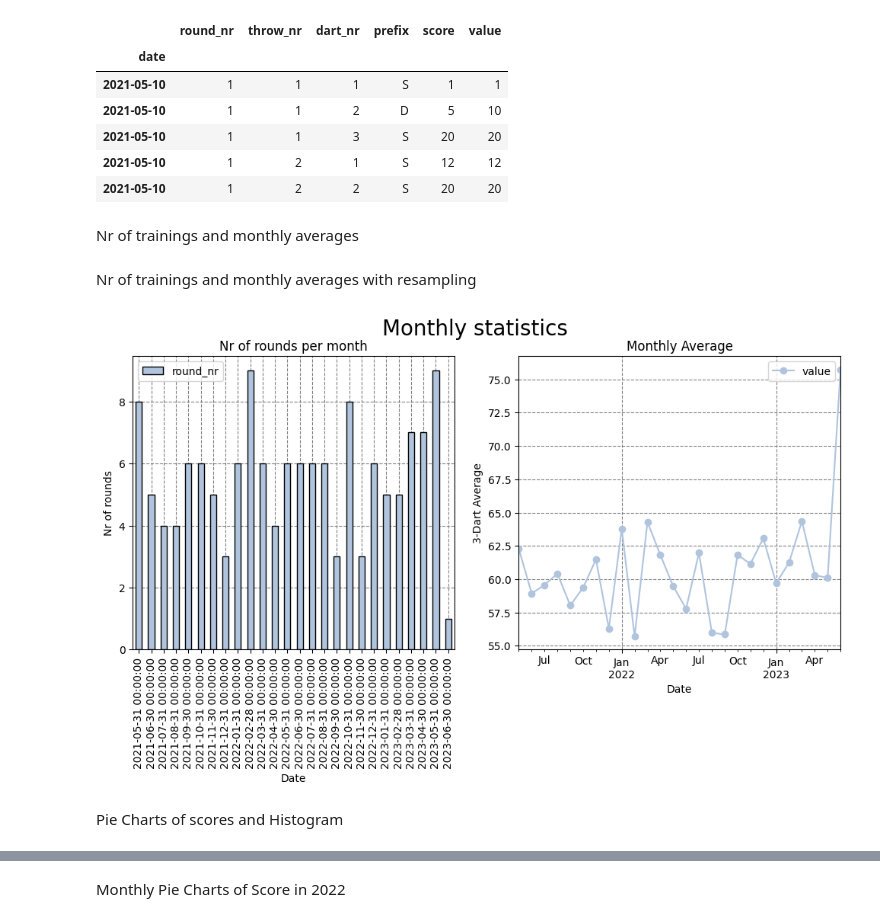
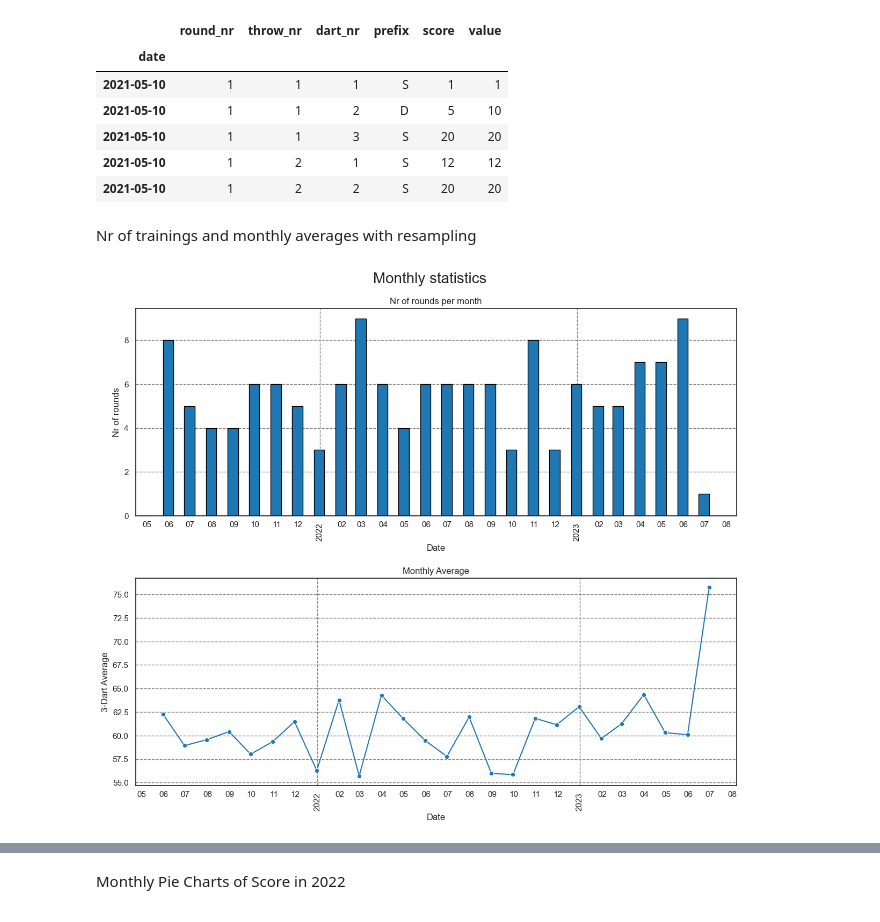
Before and after one commit to KSaccer/jupyter_darts_statistics, a Jupyter notebook: darts_statistics.ipynb, the cells around one changed output, grey strips where cells are left out. Drawn from its saved outputs; the diff is of its cells as text; code cells hidden in the pictures.

Commit message:
Add files via upload
- Seaborn for lineplot and histograms
- Detailed score histogram (single / double / triple separately)
- Formatting updated

```diff
--- a/darts_statistics.ipynb
+++ b/darts_statistics.ipynb
@@ -31,5 +33,3 @@ df.head()
 | 2021-05-10 | 1 | 1 | 3 | S | 20 | 20 |
 | 2021-05-10 | 1 | 2 | 1 | S | 12 | 12 |
 | 2021-05-10 | 1 | 2 | 2 | S | 20 | 20 |
-# %% [markdown]
-Nr of trainings and monthly averages
@@ -69,38 +36,40 @@ for ax in axs:
 # %% [markdown]
 Nr of trainings and monthly averages with resampling
 # %%
-def monthly_trainings_res(data):
-    '''Nr of trainings per month with resampling'''
-    mtr = data[["round_nr"]].resample("D").max().resample("M").sum()
-    return mtr
+import matplotlib.dates as mdates
 
 
-def monthly_averages_res(data):
-    '''3-dart averages per month with resampling'''
-    data_res = data[["value"]].resample("M")
-    mar = data_res.sum() / data_res.count() * 3
-    return mar
+df_monthly_tr = df[["round_nr"]].resample("D").max().resample("M").sum()
+df_val_res = df[["value"]].resample("M")
+df_monthly_av = df_val_res.sum() / df_val_res.count() * 3
 
+# Setting up plot layout
+fig, axs = plt.subplots(2, 1, figsize=(12,10))
+fig.suptitle("Monthly statistics", fontsize=20, fontweight="normal", y=1.0)
+sns.set_theme(style="whitegrid")
+fig.tight_layout(h_pad=5)
 
-#Plotting
-fig, axs = plt.subplots(1, 2, figsize=(12,5))
-fig.suptitle("Monthly statistics", fontsize=20, fontweight="normal")
-
-monthly_trainings_res(df).plot(ax=axs[0], kind='bar', color='lightsteelblue', edgecolor='black', rot=90)
-monthly_averages_res(df).plot(ax=axs[1], kind='line', color='lightsteelblue', marker='o')
+# Creating plots
+# sns.barplot(x=df_monthly_tr.index, y=df_monthly_tr.round_nr, color="tab:blue",  edgecolor='black', ax=axs[0],)
+axs[0].bar(df_monthly_tr.index, df_monthly_tr.round_nr, width=15, color="tab:blue",  edgecolor='black')
+sns.lineplot(x=df_monthly_av.index, y=df_monthly_av.value, color="tab:blue", marker='o', ax=axs[1])
 
 # Formatting
+years, months  = mdates.YearLocator(), mdates.MonthLocator()   # every year
+years_format, months_format = mdates.DateFormatter('%Y'), mdates.DateFormatter('%m')
+
 axs[0].set(title="Nr of rounds per month", xlabel="Date", ylabel="Nr of rounds")
 axs[1].set(title="Monthly Average", xlabel="Date", ylabel="3-Dart Average")
-axs[0].yaxis.grid(color='gray', linestyle='dotted')
-axs[1].yaxis.grid(color='gray', linestyle='dashed')
-axs[1].xaxis.grid(color='gray', linestyle='dashed')
 
 for ax in axs:
     ax.set_axisbelow(True)
     ax.xaxis.grid(color='gray', linestyle='dashed')
     ax.yaxis.grid(color='gray', linestyle='dashed')
+    ax.xaxis.set_major_locator(years)
+    ax.xaxis.set_major_formatter(years_format)
+    ax.xaxis.set_minor_locator(months)
+    ax.xaxis.set_minor_formatter(months_format)
+    for label in ax.get_xticklabels():
+        label.set_rotation(90)
 # %% [output]
-[figure, old version]
+[figure, new version]
-# %% [markdown]
-Pie Charts of scores and Histogram
```
Also changed, not shown: parts of 8 cells of this notebook.
